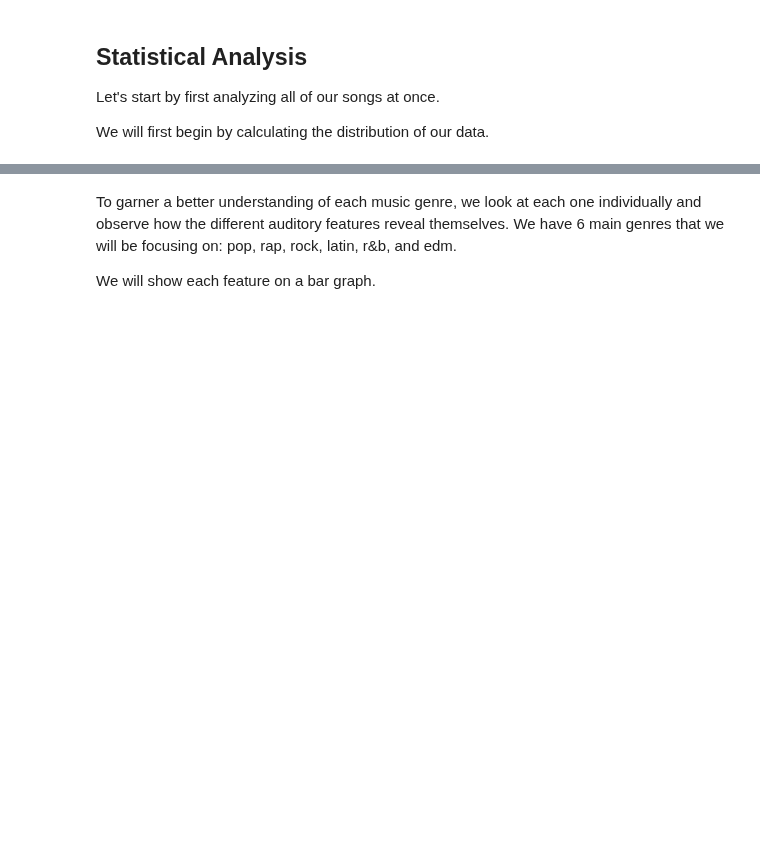
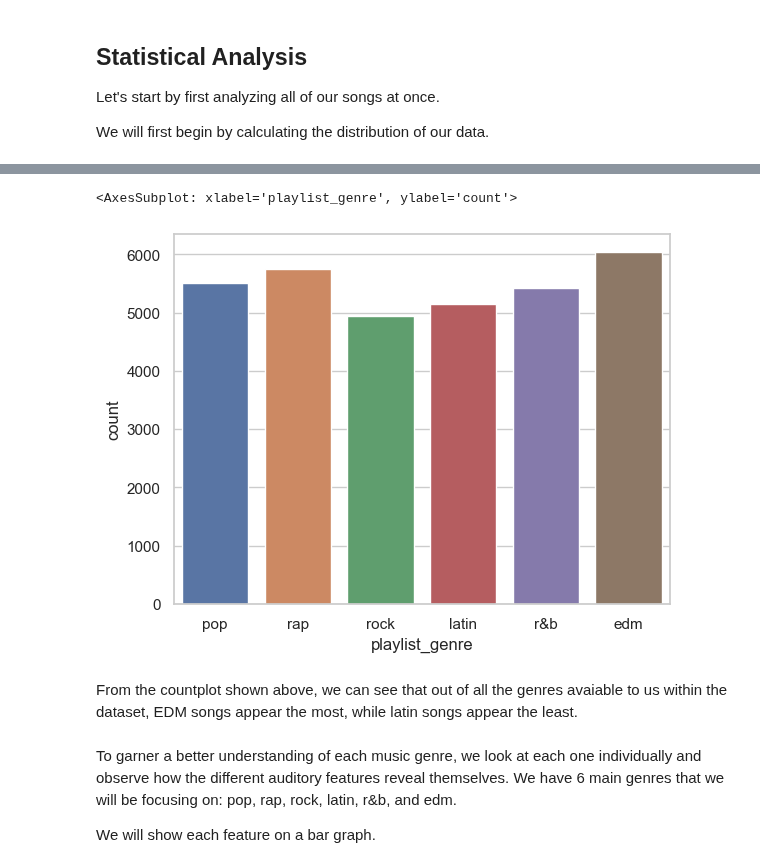
Before and after one commit to RaymondNg0054/cs105_finalproject, a Jupyter notebook: cs105_finalproject.ipynb, the cells around one changed output, grey strips where cells are left out. Cells and saved outputs as stored; diff of their text form; code cells hidden in the pictures; blank space fills up the shorter version.

Commit message:
Added a countplot to show the frequencies of songs within a genre that appear in our dataset

```diff
--- a/cs105_finalproject.ipynb
+++ b/cs105_finalproject.ipynb
@@ -45,6 +45,14 @@ df.describe()
 | 50% | 0.672000 | 0.721000 | 6.000000 | -6.166000 | 1.000000 | 0.062500 | 0.080400 | 0.000016 | ... |
 | 75% | 0.761000 | 0.840000 | 9.000000 | -4.645000 | 1.000000 | 0.132000 | 0.255000 | 0.004830 | ... |
 | max | 0.983000 | 1.000000 | 11.000000 | 1.275000 | 1.000000 | 0.918000 | 0.994000 | 0.994000 | ... |
+# %%
+sns.set_theme(style="whitegrid")
+sns.countplot(x=df["playlist_genre"])
+# %% [output]
+<AxesSubplot: xlabel='playlist_genre', ylabel='count'>
+[figure, added]
+# %% [markdown]
+From the countplot shown above, we can see that out of all the genres avaiable to us within the dataset, EDM songs appear the most, while latin songs appear the least.
 # %% [markdown]
 To garner a better understanding of each music genre, we look at each one individually and observe how the different auditory features reveal themselves. We have 6 main genres that we will be focusing on: pop, rap, rock, latin, r&b, and edm.
 
```
